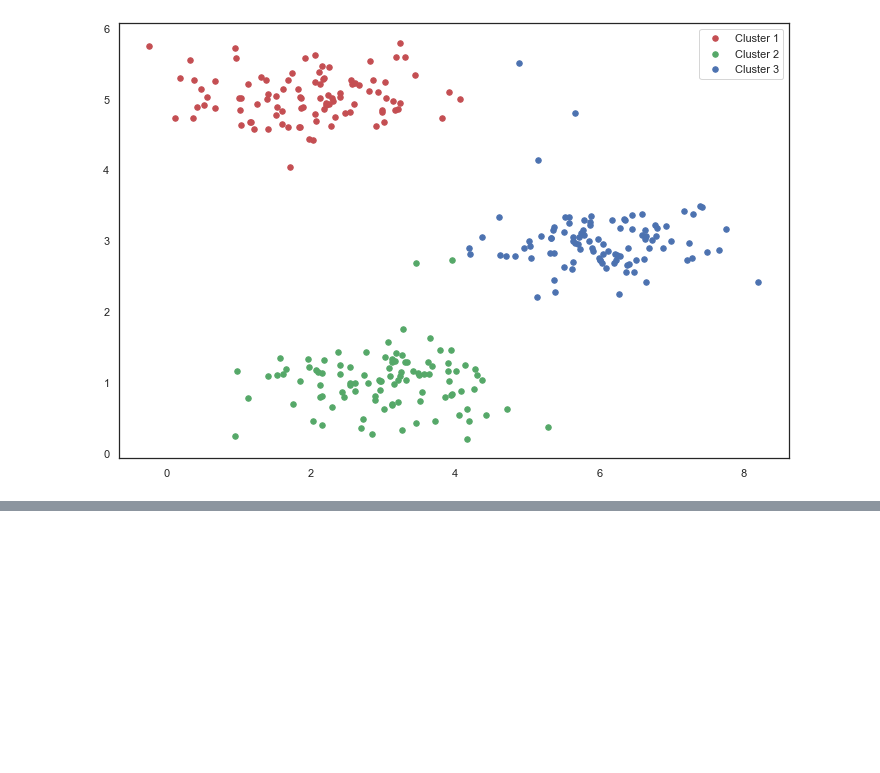
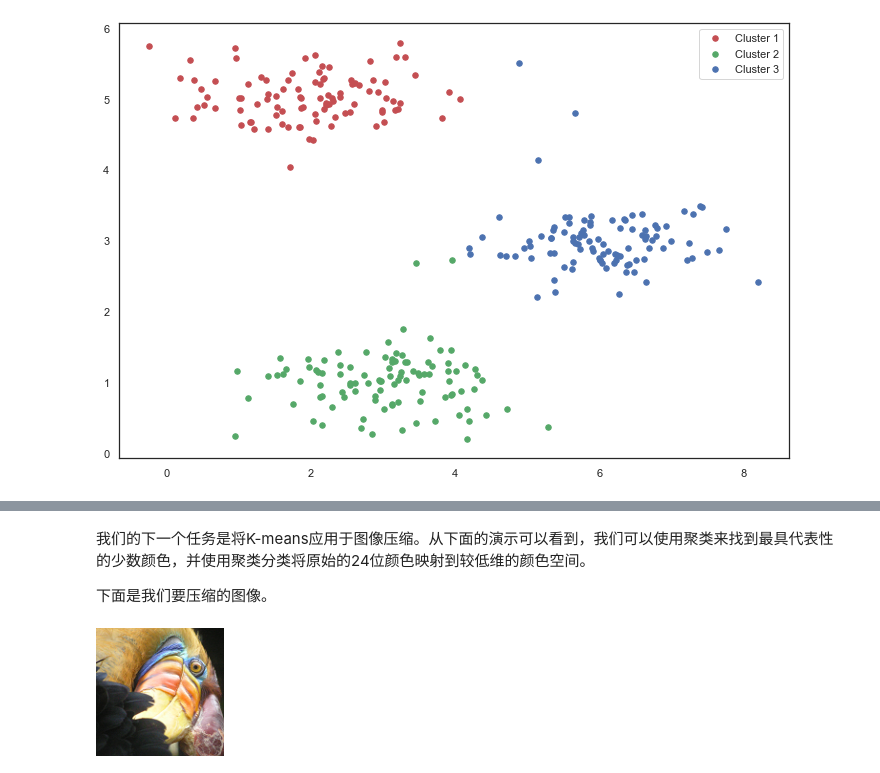
Before and after one commit to FCBleomessi10/NG-MachineLearning-python, a Jupyter notebook: K-means和PCA主成分分析/K-means和PCA主成分分析.ipynb, the cells around one changed output, grey strips where cells are left out. Cells and saved outputs as stored; diff of their text form; code cells hidden in the pictures; blank space fills up the shorter version.

```diff
--- a/K-means和PCA主成分分析/K-means和PCA主成分分析.ipynb
+++ b/K-means和PCA主成分分析/K-means和PCA主成分分析.ipynb
@@ -103,0 +145,9 @@ plt.show()
+# %% [markdown]
+我们的下一个任务是将K-means应用于图像压缩。从下面的演示可以看到，我们可以使用聚类来找到最具代表性的少数颜色，并使用聚类分类将原始的24位颜色映射到较低维的颜色空间。
+
+下面是我们要压缩的图像。
+# %%
+from IPython.display import Image
+Image(filename='./bird_small.png')
+# %% [output]
+[figure, added]
```
Also changed, not shown: parts of 24 cells of this notebook, 3 other files.
